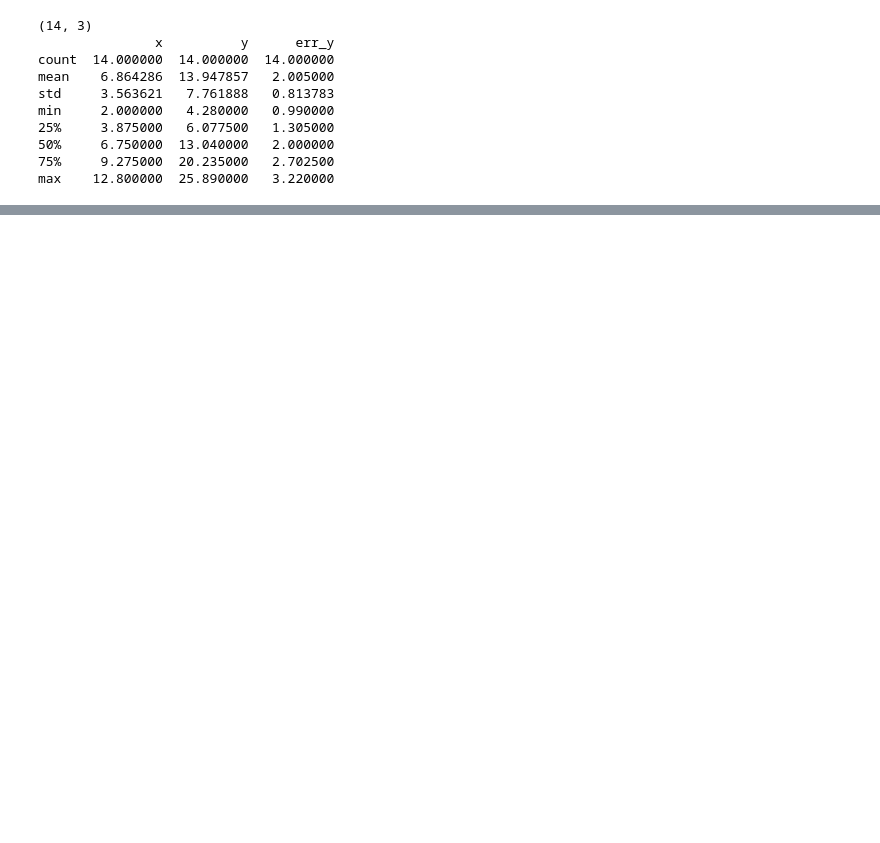
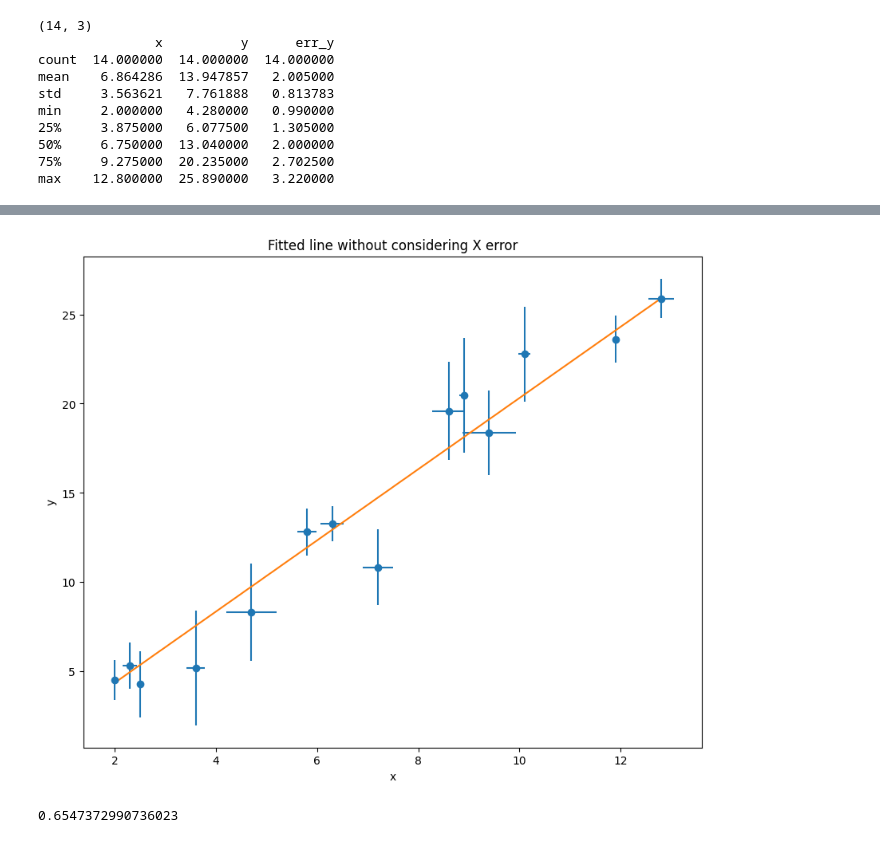
Before and after one commit to Pinchpeach/dump_file_2025, a Jupyter notebook: week13/hw17.ipynb, the cells around one changed output, grey strips where cells are left out. Drawn from its saved outputs; the diff is of its cells as text; code cells hidden in the pictures; blank space fills up the shorter version.

```diff
--- a/week13/hw17.ipynb
+++ b/week13/hw17.ipynb
@@ -28,0 +77,12 @@ plt.show()
+# %%
+plt.figure(figsize=(10, 8))
+plt.title("Fitted line without considering X error")
+plt.xlabel('x')
+plt.ylabel('y')
+plt.errorbar(data['x'], data['y'], data['err_y'], data['err_x'], fmt='o')
+plt.plot(data['x'], LLS_err_x)
+plt.show()
+print(CS2)
+# %% [output]
+[figure, added]
+0.6547372990736023
```
Also changed, not shown: parts of 6 cells of this notebook.
